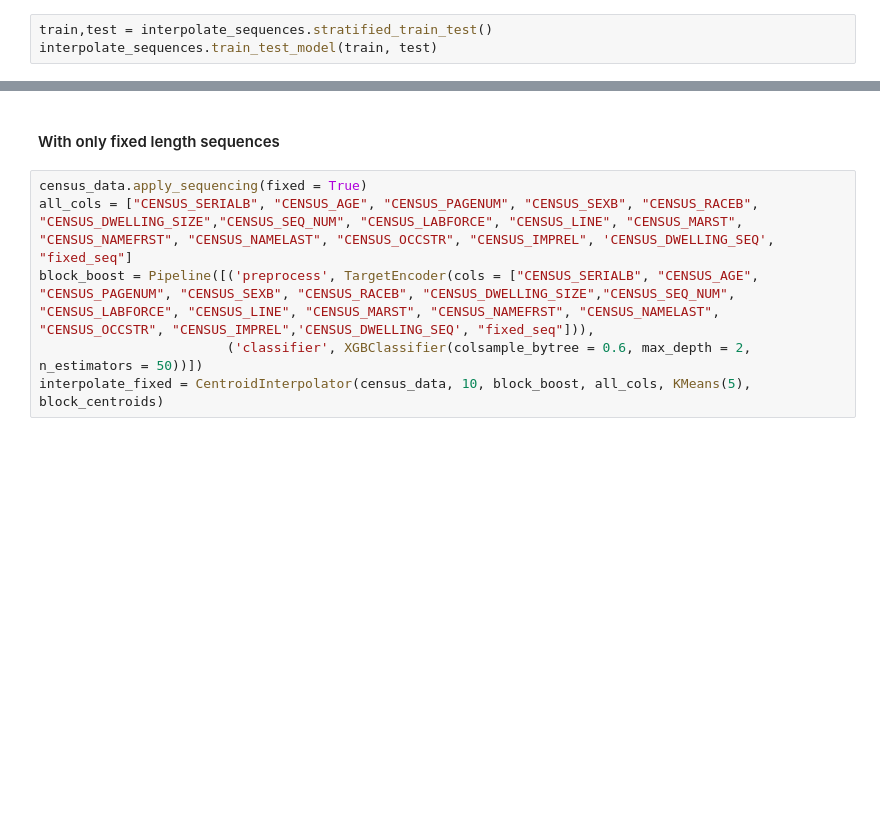
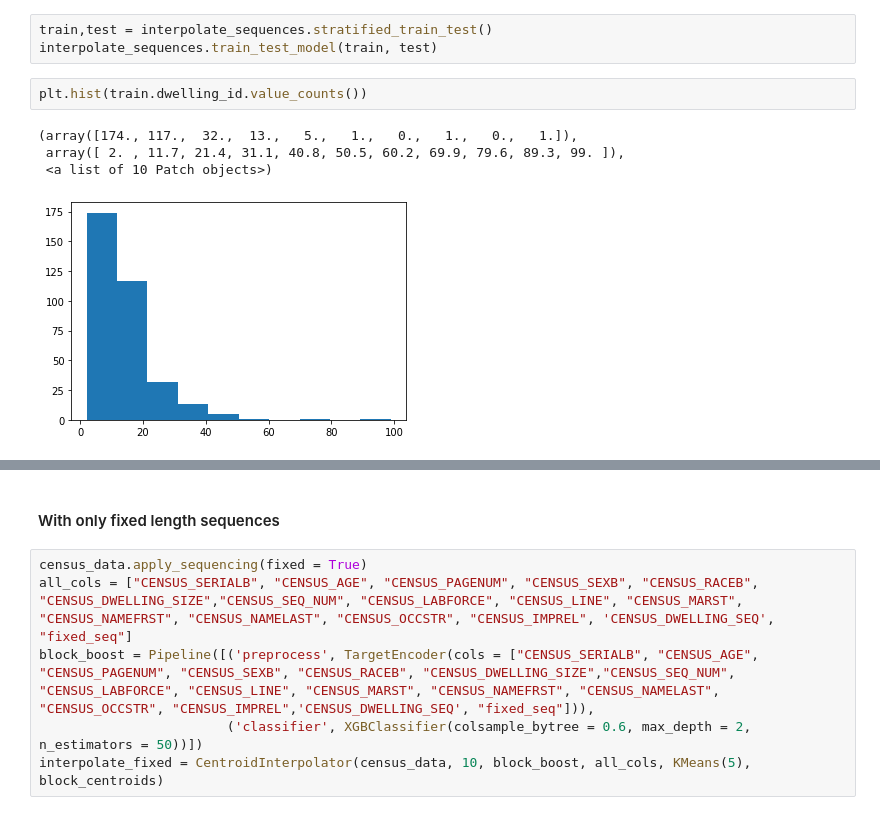
Before and after one commit to CenterForSpatialResearch/hnyc-spatial-linkage, a Jupyter notebook: interpolation_notebooks/Concepts_and_Development/Sequences Exploration.ipynb, the cells around one changed output, grey strips where cells are left out. Saved outputs shown, nothing was run; the diff lists cells and outputs as text; blank space fills up the shorter version.

```diff
--- a/interpolation_notebooks/Concepts_and_Development/Sequences Exploration.ipynb
+++ b/interpolation_notebooks/Concepts_and_Development/Sequences Exploration.ipynb
@@ -70,6 +105,13 @@ n is 5 and it's the 50th iteration
 # %%
 train,test = interpolate_sequences.stratified_train_test()
 interpolate_sequences.train_test_model(train, test)
+# %%
+plt.hist(train.dwelling_id.value_counts())
+# %% [output]
+(array([174., 117.,  32.,  13.,   5.,   1.,   0.,   1.,   0.,   1.]),
+ array([ 2. , 11.7, 21.4, 31.1, 40.8, 50.5, 60.2, 69.9, 79.6, 89.3, 99. ]),
+ <a list of 10 Patch objects>)
+[figure, added]
 # %%
 print("Training score:",interpolate_sequences.train_score)
 print("Test score:", interpolate_sequences.test_score)
```
Also changed, not shown: parts of 37 cells of this notebook, 2 other files.
